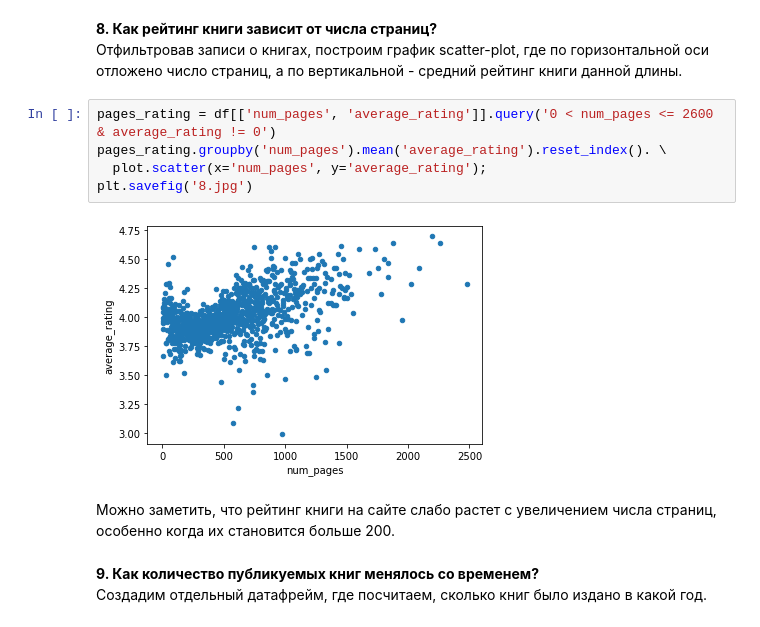
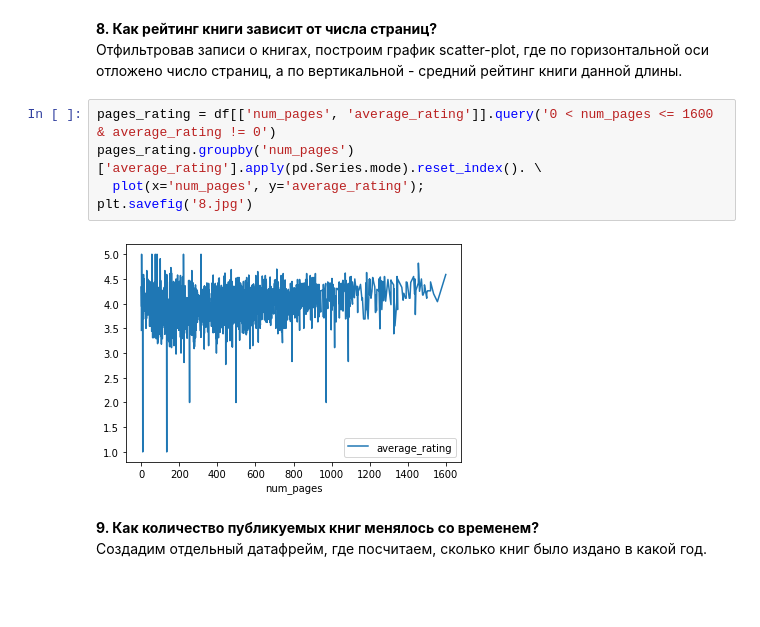
Before and after one commit to anna-golub/data-visualization, a Jupyter notebook: hw2/descriptive_statistics.ipynb, the cells around one changed output. Cells and saved outputs as stored; diff of their text form; blank space fills up the shorter version.

```diff
--- a/hw2/descriptive_statistics.ipynb
+++ b/hw2/descriptive_statistics.ipynb
@@ -193,14 +195,12 @@ plt.savefig('7.jpg')
 **8. Как рейтинг книги зависит от числа страниц?**
 Отфильтровав записи о книгах, построим график scatter-plot, где по горизонтальной оси отложено число страниц, а по вертикальной - средний рейтинг книги данной длины.
 # %%
-pages_rating = df[['num_pages', 'average_rating']].query('0 < num_pages <= 2600 & average_rating != 0')
-pages_rating.groupby('num_pages').mean('average_rating').reset_index(). \
-  plot.scatter(x='num_pages', y='average_rating');
+pages_rating = df[['num_pages', 'average_rating']].query('0 < num_pages <= 1600 & average_rating != 0')
+pages_rating.groupby('num_pages')['average_rating'].apply(pd.Series.mode).reset_index(). \
+  plot(x='num_pages', y='average_rating');
 plt.savefig('8.jpg')
 # %% [output]
-[figure, old version]
+[figure, new version]
-# %% [markdown]
-Можно заметить, что рейтинг книги на сайте слабо растет с увеличением числа страниц, особенно когда их становится больше 200.
 # %% [markdown]
 **9. Как количество публикуемых книг менялось со временем?**
 Создадим отдельный датафрейм, где посчитаем, сколько книг было издано в какой год.
```
Also changed, not shown: parts of 4 cells of this notebook, 1 other file.
